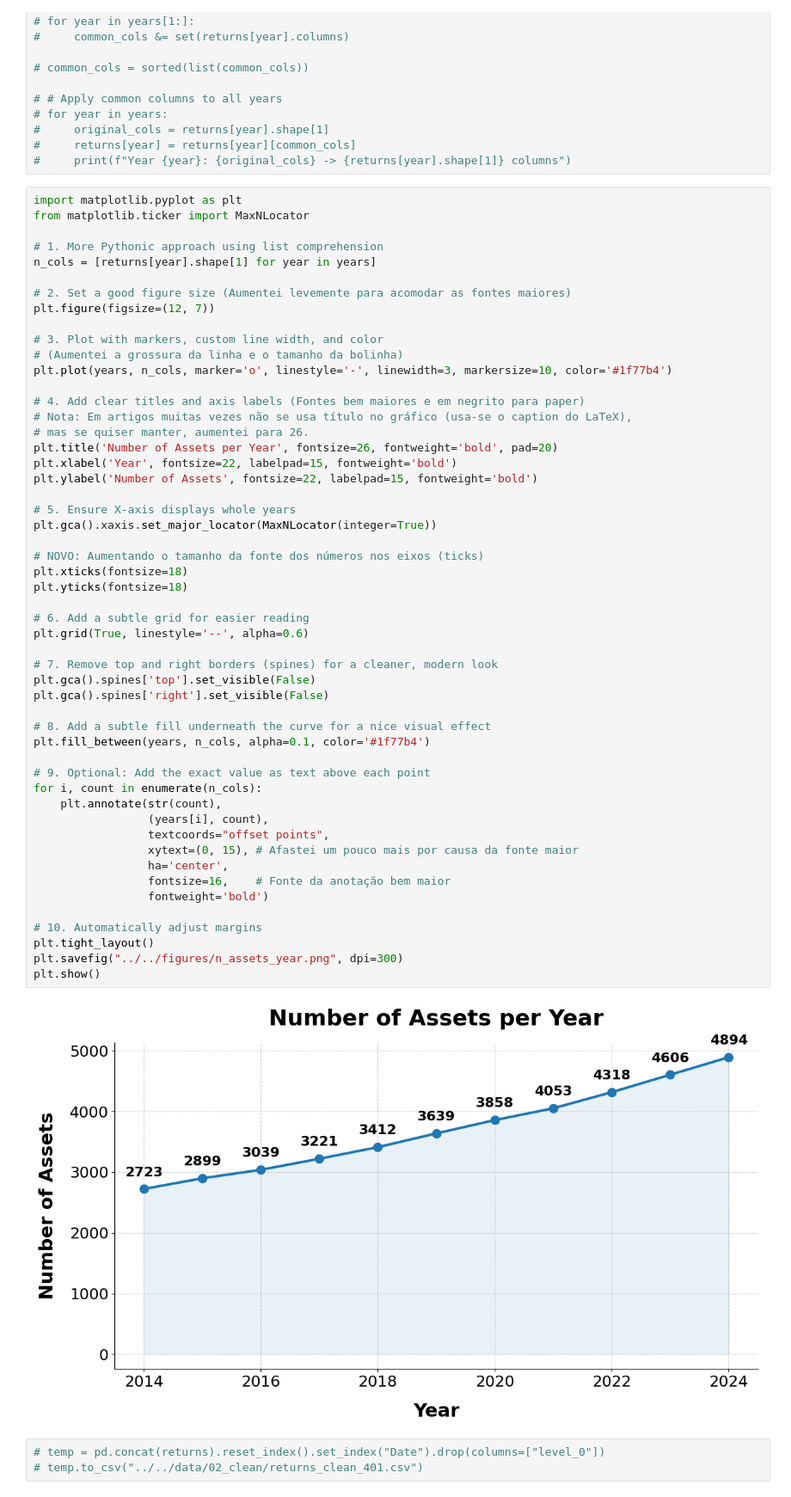
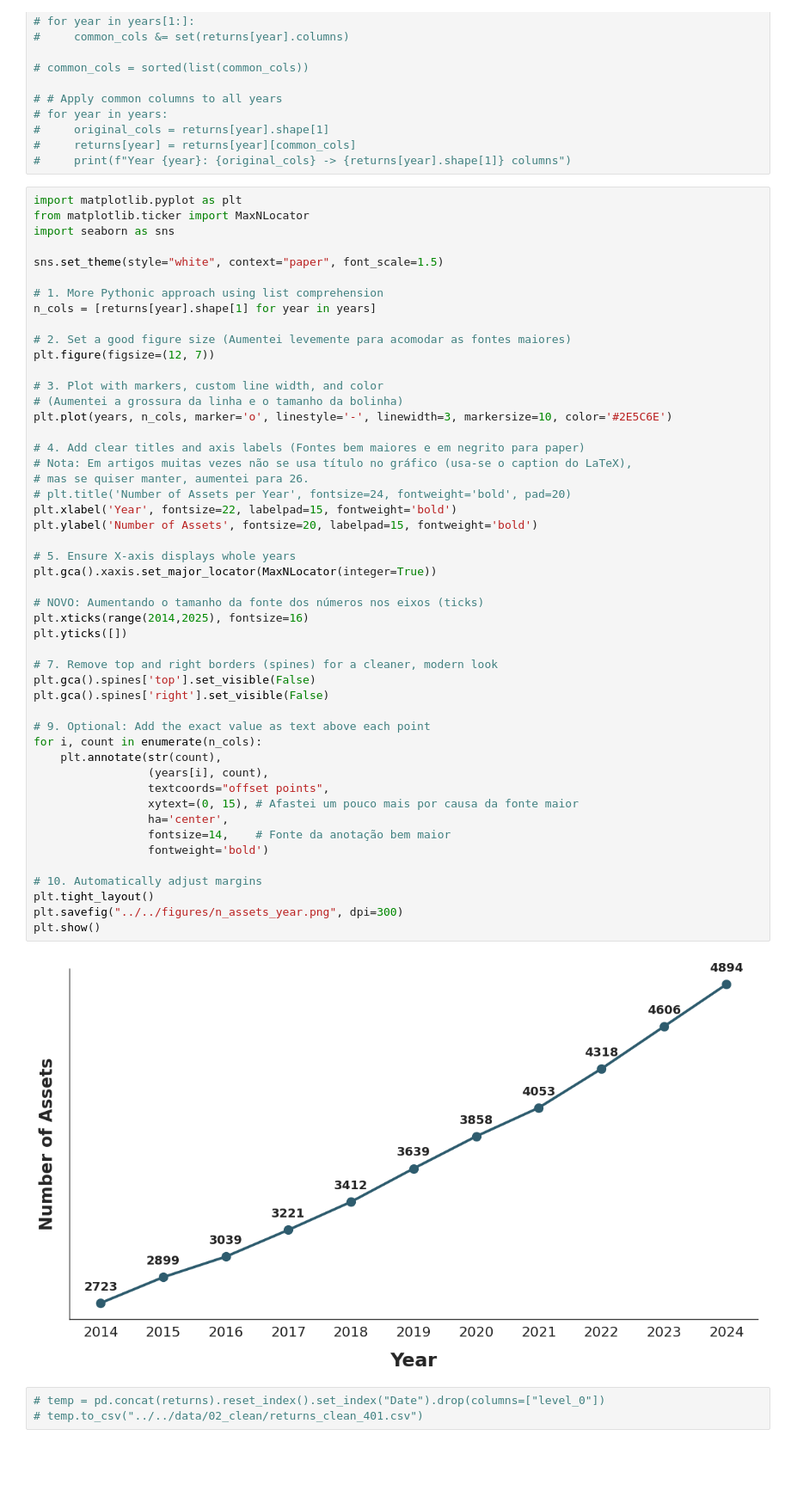
Before and after one commit to gustavoroque97/paper-financial-graph, a Jupyter notebook: code/graphs/build_graphs.ipynb, the cells around one changed output. Shown at 86% size. Saved outputs shown, nothing was run; the diff lists cells and outputs as text; blank space fills up the shorter version.

```diff
--- a/code/graphs/build_graphs.ipynb
+++ b/code/graphs/build_graphs.ipynb
@@ -63,6 +63,9 @@ for year in years:
 # %%
 import matplotlib.pyplot as plt
 from matplotlib.ticker import MaxNLocator
+import seaborn as sns
+
+sns.set_theme(style="white", context="paper", font_scale=1.5)
 
 # 1. More Pythonic approach using list comprehension
 n_cols = [returns[year].shape[1] for year in years]
@@ -72,48 +75,42 @@ plt.figure(figsize=(12, 7))
 
 # 3. Plot with markers, custom line width, and color
 # (Aumentei a grossura da linha e o tamanho da bolinha)
-plt.plot(years, n_cols, marker='o', linestyle='-', linewidth=3, markersize=10, color='#1f77b4')
+plt.plot(years, n_cols, marker='o', linestyle='-', linewidth=3, markersize=10, color='#2E5C6E')
 
 # 4. Add clear titles and axis labels (Fontes bem maiores e em negrito para paper)
 # Nota: Em artigos muitas vezes não se usa título no gráfico (usa-se o caption do LaTeX),
 # mas se quiser manter, aumentei para 26.
-plt.title('Number of Assets per Year', fontsize=26, fontweight='bold', pad=20)
+# plt.title('Number of Assets per Year', fontsize=24, fontweight='bold', pad=20)
 plt.xlabel('Year', fontsize=22, labelpad=15, fontweight='bold')
-plt.ylabel('Number of Assets', fontsize=22, labelpad=15, fontweight='bold')
+plt.ylabel('Number of Assets', fontsize=20, labelpad=15, fontweight='bold')
 
 # 5. Ensure X-axis displays whole years
 plt.gca().xaxis.set_major_locator(MaxNLocator(integer=True))
 
 # NOVO: Aumentando o tamanho da fonte dos números nos eixos (ticks)
-plt.xticks(fontsize=18)
-plt.yticks(fontsize=18)
-
-# 6. Add a subtle grid for easier reading
-plt.grid(True, linestyle='--', alpha=0.6)
+plt.xticks(range(2014,2025), fontsize=16)
+plt.yticks([])
 
 # 7. Remove top and right borders (spines) for a cleaner, modern look
 plt.gca().spines['top'].set_visible(False)
 plt.gca().spines['right'].set_visible(False)
-
-# 8. Add a subtle fill underneath the curve for a nice visual effect
-plt.fill_between(years, n_cols, alpha=0.1, color='#1f77b4')
 
 # 9. Optional: Add the exact value as text above each point
 for i, count in enumerate(n_cols):
     plt.annotate(str(count),
                  (years[i], count),
                  textcoords="offset points",
                  xytext=(0, 15), # Afastei um pouco mais por causa da fonte maior
                  ha='center',
-                 fontsize=16,    # Fonte da anotação bem maior
+                 fontsize=14,    # Fonte da anotação bem maior
                  fontweight='bold')
 
 # 10. Automatically adjust margins
 plt.tight_layout()
 plt.savefig("../../figures/n_assets_year.png", dpi=300)
 plt.show()
 # %% [output]
-[figure, old version]
+[figure, new version]
 # %%
 # temp = pd.concat(returns).reset_index().set_index("Date").drop(columns=["level_0"])
 # temp.to_csv("../../data/02_clean/returns_clean_401.csv")
```
Also changed, not shown: parts of 1 cell of this notebook, 1 other file.
